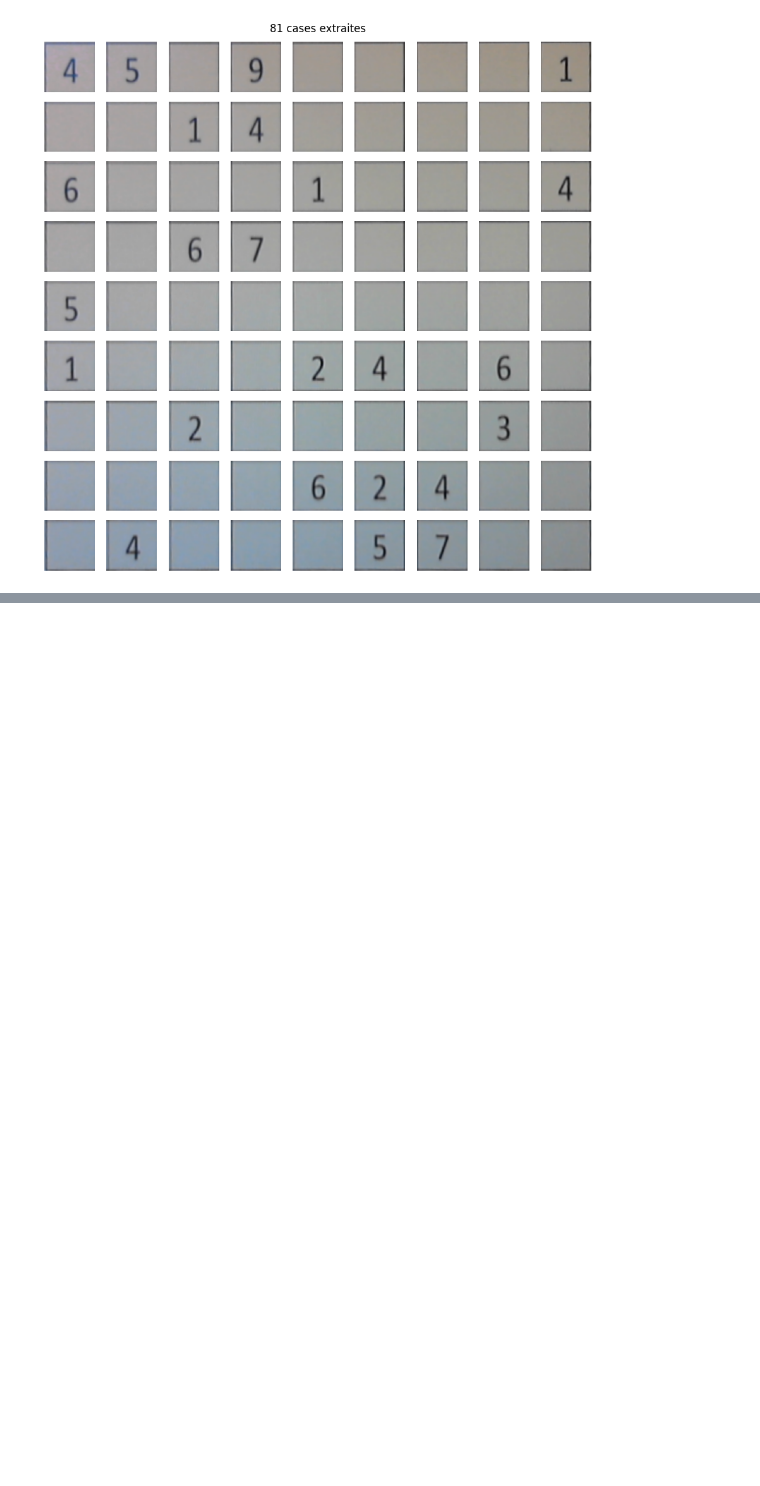
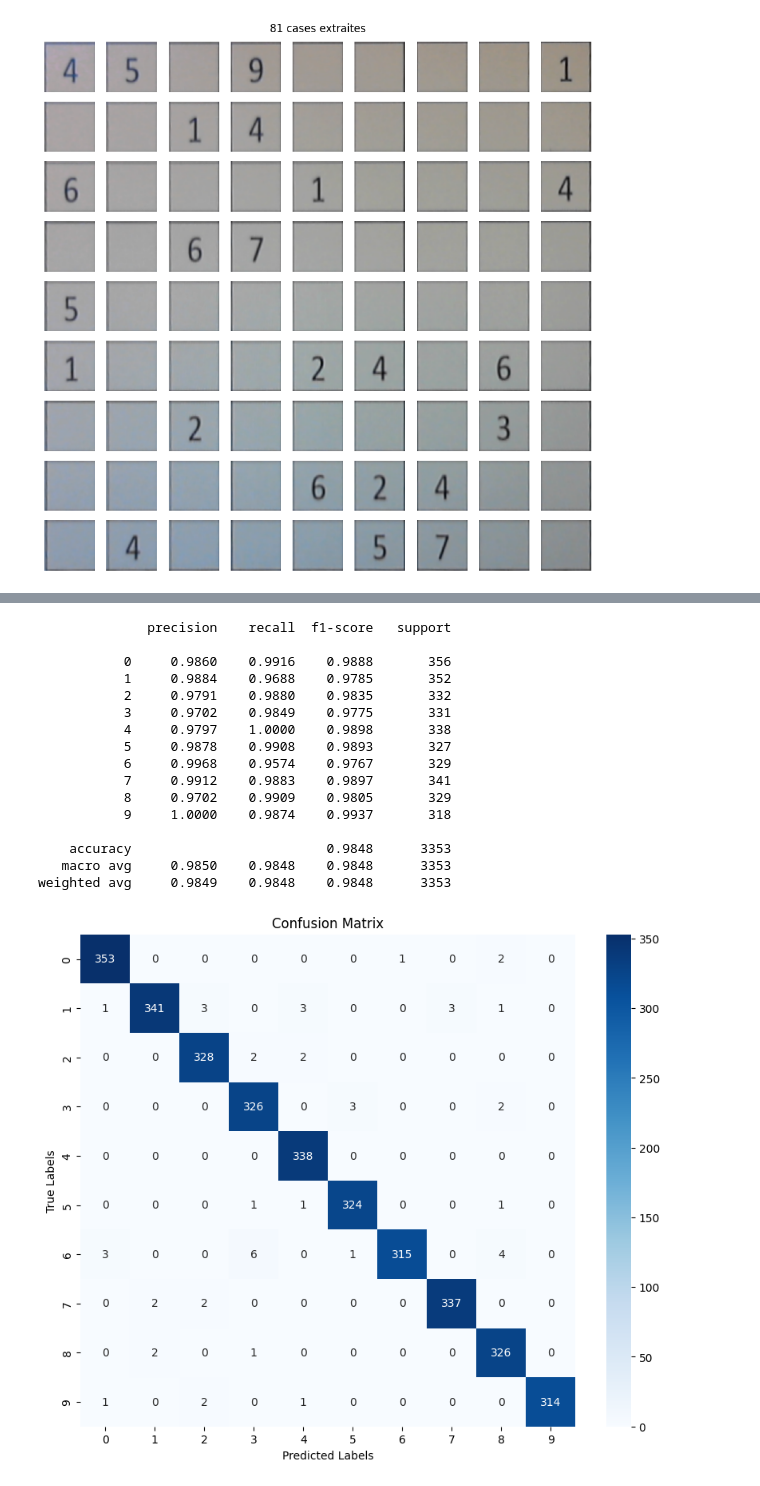
Before and after one commit to Gregory-Debruyne/r-solution-de-sudoku, a Jupyter notebook: Test_Clément.ipynb, the cells around one changed output, grey strips where cells are left out. Saved outputs shown, nothing was run; the diff lists cells and outputs as text; code cells hidden in the pictures; blank space fills up the shorter version.

```diff
--- a/Test_Clément.ipynb
+++ b/Test_Clément.ipynb
@@ -245,0 +334,3 @@ Grille détectée :
+# %%
+y_sigmoid = model.predict(X_test)
+y_pred    = np.argmax(y_sigmoid, axis=-1)
@@ -245,0 +339,27 @@ Grille détectée :
+# %%
+print(classification_report(y_test, y_pred, digits=4))
+cm = confusion_matrix(y_test, y_pred)
+plt.figure(figsize=(10, 8))
+sns.heatmap(cm, annot=True, fmt='d', cmap='Blues', xticklabels=range(10), yticklabels=range(10))
+plt.xlabel('Predicted Labels')
+plt.ylabel('True Labels')
+plt.title('Confusion Matrix')
+plt.show()
+# %% [output]
+              precision    recall  f1-score   support
+
+           0     0.9860    0.9916    0.9888       356
+           1     0.9884    0.9688    0.9785       352
+           2     0.9791    0.9880    0.9835       332
+           3     0.9702    0.9849    0.9775       331
+           4     0.9797    1.0000    0.9898       338
+           5     0.9878    0.9908    0.9893       327
+           6     0.9968    0.9574    0.9767       329
+           7     0.9912    0.9883    0.9897       341
+           8     0.9702    0.9909    0.9805       329
+           9     1.0000    0.9874    0.9937       318
+
+    accuracy                         0.9848      3353
+   macro avg     0.9850    0.9848    0.9848      3353
+weighted avg     0.9849    0.9848    0.9848      3353
+[figure, added]
```
Also changed, not shown: parts of 22 cells of this notebook, 2 other files.
